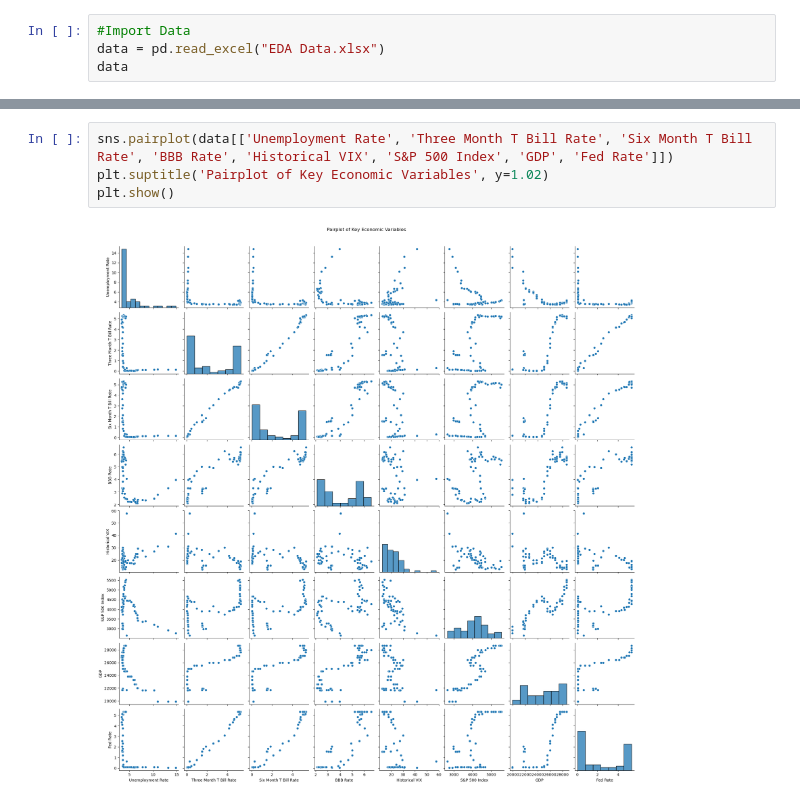
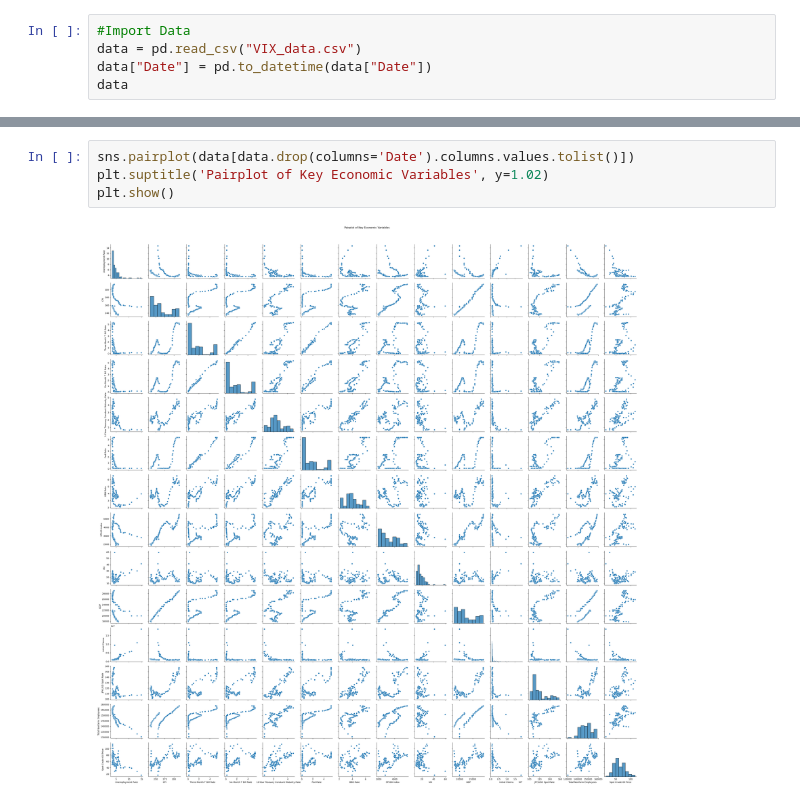
Before and after one commit to t-creech/VIX-Project, a Jupyter notebook: EDA.ipynb, the cells around one changed output, grey strips where cells are left out. Saved outputs shown, nothing was run; the diff lists cells and outputs as text.

```diff
--- a/EDA.ipynb
+++ b/EDA.ipynb
@@ -5,6 +7,7 @@ import matplotlib.pyplot as plt
 import seaborn as sns
 # %%
 #Import Data
-data = pd.read_excel("EDA Data.xlsx")
+data = pd.read_csv("VIX_data.csv")
+data["Date"] = pd.to_datetime(data["Date"])
 data
 # %% [output]
@@ -50,9 +40,9 @@ data
 # %%
-sns.pairplot(data[['Unemployment Rate', 'Three Month T Bill Rate', 'Six Month T Bill Rate', 'BBB Rate', 'Historical VIX', 'S&P 500 Index', 'GDP', 'Fed Rate']])
+sns.pairplot(data[data.drop(columns='Date').columns.values.tolist()])
 plt.suptitle('Pairplot of Key Economic Variables', y=1.02)
 plt.show()
 # %% [output]
-[figure, old version]
+[figure, new version]
 # %%
 corr_matrix = data.drop(columns=["Date"]).corr()
 
```
Also changed, not shown: parts of 7 cells of this notebook, 8 other files.
